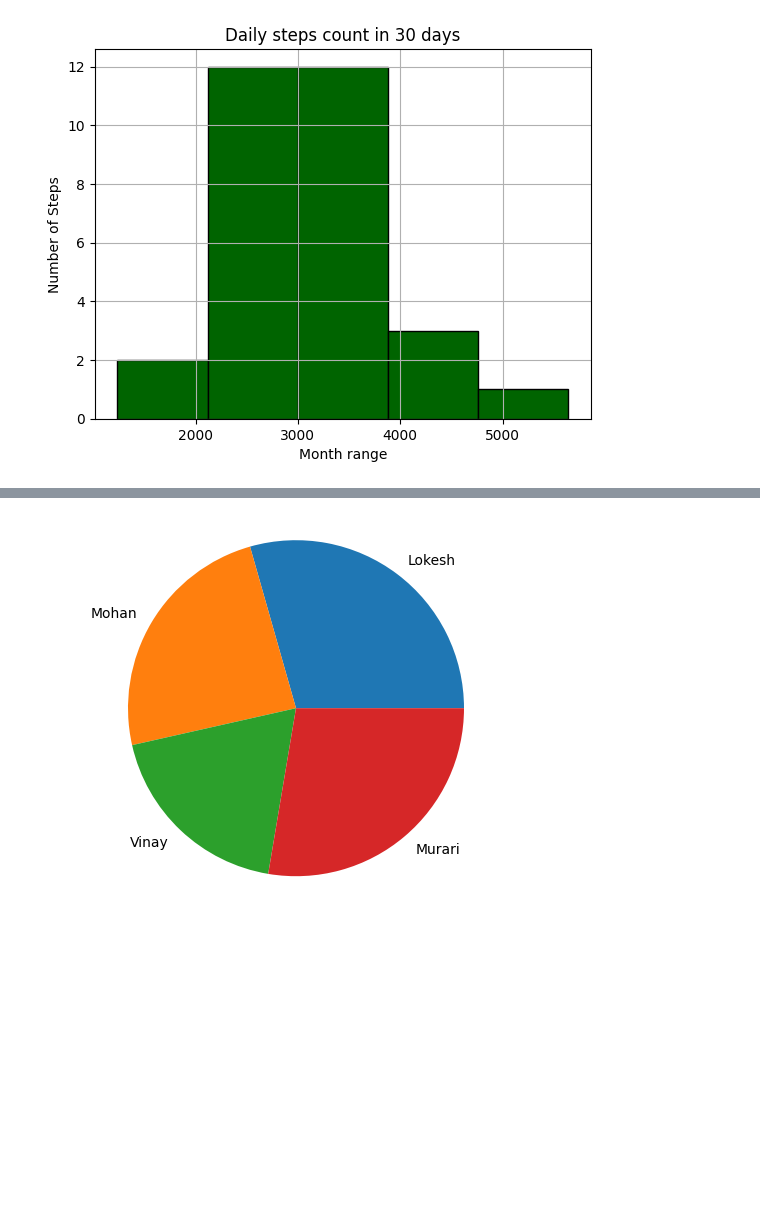
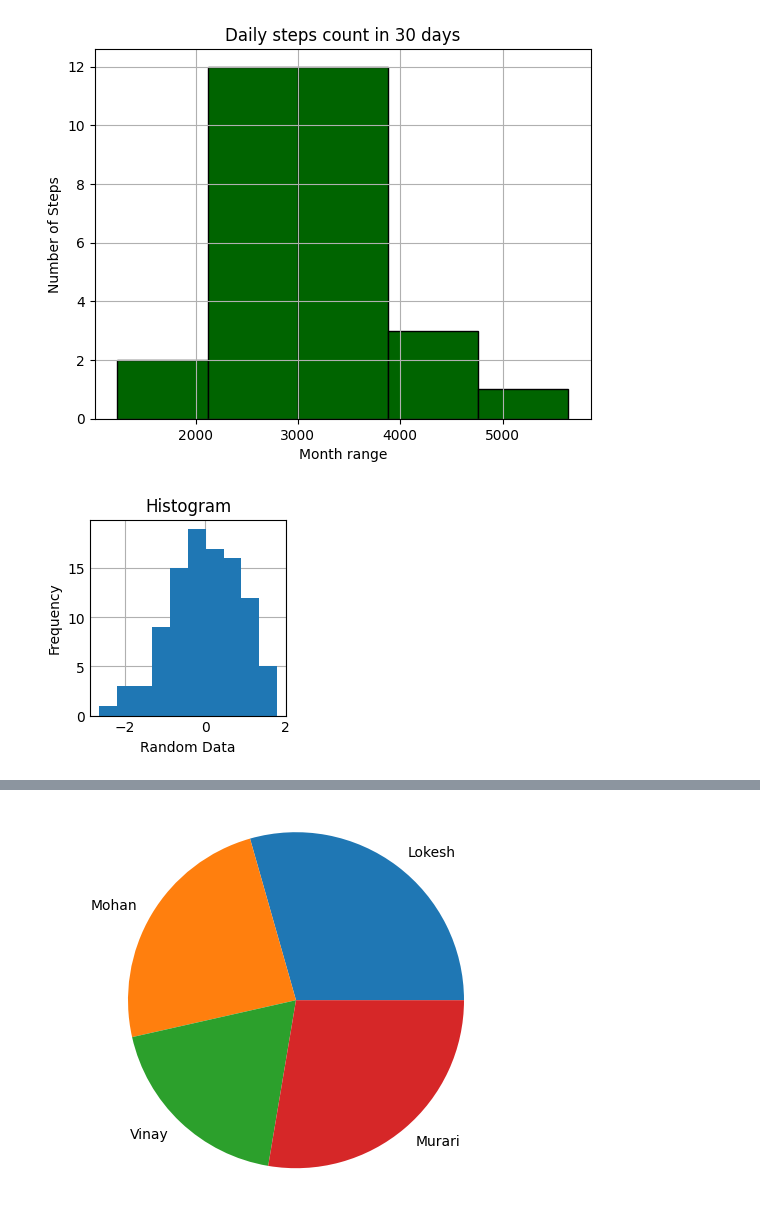
Before and after one commit to lokeshneerasa/Matplotlib, a Jupyter notebook: Matplotlib_Charts.ipynb, the cells around one changed output, grey strips where cells are left out. Saved outputs shown, nothing was run; the diff lists cells and outputs as text; code cells hidden in the pictures; blank space fills up the shorter version.

```diff
--- a/Matplotlib_Charts.ipynb
+++ b/Matplotlib_Charts.ipynb
@@ -430,3 +457,15 @@ plt.grid(True)
 plt.show()
 # %% [output]
 [figure]
+# %%
+#5.RANDOM DATA IN HISTOGRAM
+import matplotlib.pyplot as plt
+import numpy as np
+a=np.random.randn(100)
+plt.hist(a,10)
+plt.title("Histogram")
+plt.xlabel("Random Data")
+plt.ylabel("Frequency")
+plt.show()
+# %% [output]
+[figure, added]
```
Also changed, not shown: parts of 13 cells of this notebook.
